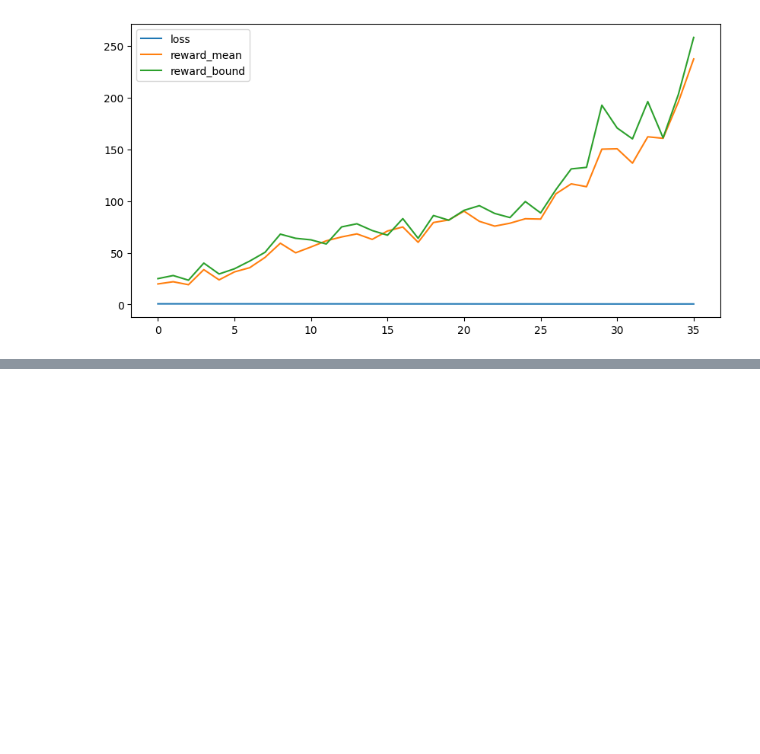
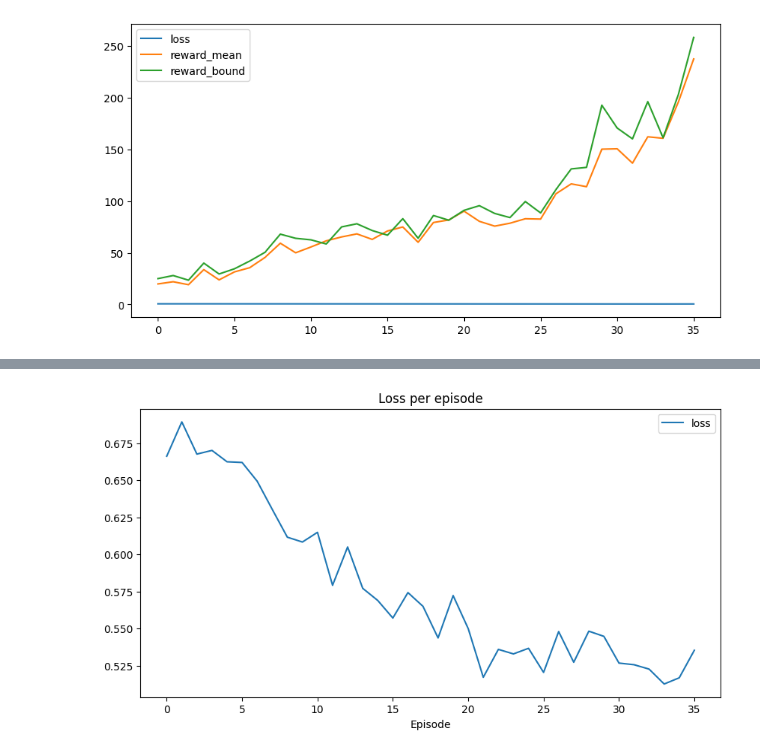
Before and after one commit to TienNHM/CartPole-CrossEntropyMethod, a Jupyter notebook: cartpole.ipynb, the cells around one changed output, grey strips where cells are left out. Saved outputs shown, nothing was run; the diff lists cells and outputs as text; code cells hidden in the pictures; blank space fills up the shorter version.

```diff
--- a/cartpole.ipynb
+++ b/cartpole.ipynb
@@ -200,0 +203,10 @@ Solved!
+# %%
+# Vẽ biểu đồ loss, reward_mean, reward_bound theo episode
+plt.figure(figsize=(10, 5))
+plt.plot(df['episode'], df['loss'], label='loss')
+plt.title('Loss per episode')
+plt.xlabel('Episode')
+plt.legend()
+plt.show()
+# %% [output]
+[figure, added]
```
Also changed, not shown: parts of 2 cells of this notebook, 5 other files.
